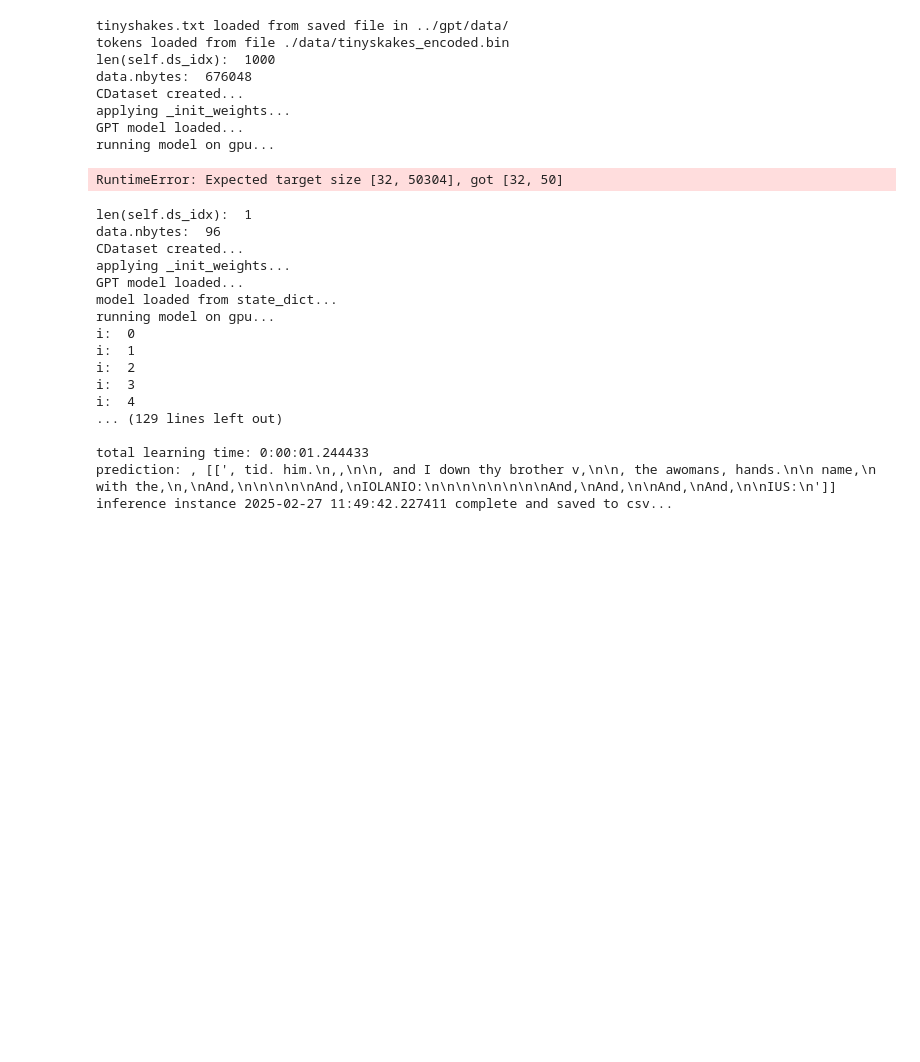
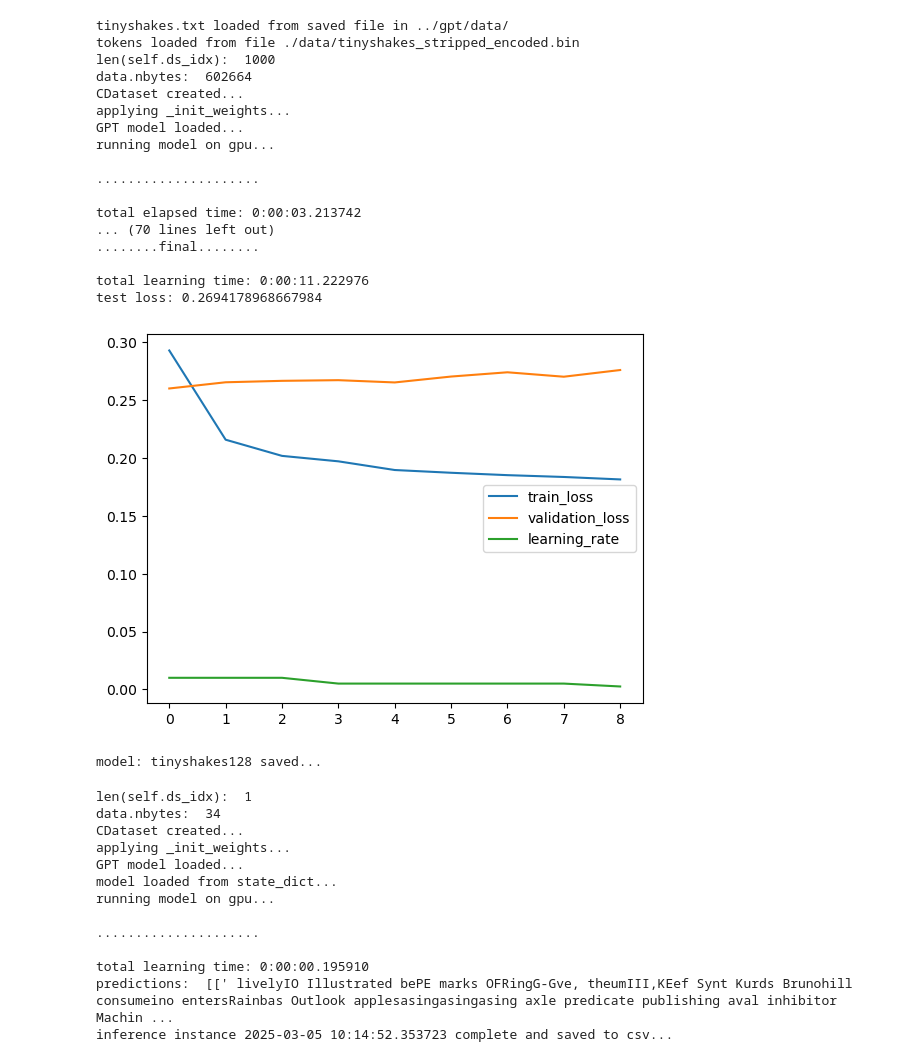
Before and after one commit to icanswim/gpt, a Jupyter notebook: experiment.ipynb, the cells around one changed output. Saved outputs shown, nothing was run; the diff lists cells and outputs as text; code cells hidden in the pictures; blank space fills up the shorter version.

Commit message:
working on gpt.generate

```diff
--- a/experiment.ipynb
+++ b/experiment.ipynb
@@ -134,66 +171,74 @@ metrics_param = {'metric_name': 'transformer',
 
 opt_param = {'lr': 0.01}
 
 crit_param = {}
 
 sample_param = {'set_seed': 88,
                 'splits': (.7,.15)}
 
 sched_param = {'factor': .5,
                'patience': 2,
                'cooldown': 2}
 
 learn = Learn([TinyShakes],
               GPT,
               Metrics=Metrics,
               Sampler=Selector,
               Optimizer=Adam,
               Scheduler=ReduceLROnPlateau,
               Criterion=CrossEntropyLoss,
               model_param=model_param, ds_param=ds_param, sample_param=sample_param,
               opt_param=opt_param, sched_param=sched_param, crit_param=crit_param,
               metrics_param=metrics_param,
               batch_size=32, epochs=10, gpu=True,
-              save_model='tinyshakes128', load_model=None,
-              target='y')
+              save_model='tinyshakes128', load_model=None, target='y')
 # %% [output]
 tinyshakes.txt loaded from saved file in ../gpt/data/
-tokens loaded from file ./data/tinyskakes_encoded.bin
+tokens loaded from file ./data/tinyshakes_stripped_encoded.bin
 len(self.ds_idx):  1000
-data.nbytes:  676048
+data.nbytes:  602664
 CDataset created...
 applying _init_weights...
 GPT model loaded...
 running model on gpu...
+
+.....................
+
+total elapsed time: 0:00:03.213742
+... (70 lines left out)
+........final........
+
+total learning time: 0:00:11.222976
+test loss: 0.2694178968667984
+[figure, added]
-RuntimeError: Expected target size [32, 50304], got [32, 50]
+model: tinyshakes128 saved...
 # %%
 # inference
-d_seq = 40 # dimension sequence
+d_gen = 50 # dimension generate number of tokens
 d_vocab = 50304 # dimension vocabulary
-d_vec = 512 # dimension embedding vector
-d_model = 512 # dimension model input
+d_vec = 128 # dimension embedding vector
+d_model = 128 # dimension model input
+d_pos = 50 # size of position encoding vocab needs to be the larger of len(prompt) and d_gen
+
 assert d_model == d_vec
+
 
 ds_param = {'train_param': {'transforms': {'tokens': [AsTensor()],
                             'y': [AsTensor()],
                             'position': [AsTensor()]},
-            'd_seq': d_seq,
-            'prompt': 'No joyful tongue gave him his welcome home:\n\
-But dust was thrown upon his sacred head:\n\
-Which with such gentle sorrow he shook off,\n\
-His face still combating with tears and smiles,\n\
-The badges of his grief and patience,'}}
+            'prompt': 'You may partake of any thing we say \
+We speak no treason man we say the king'}}
 
 model_param = {'d_model': d_model,
                'd_vocab': d_vocab,
                'n_head': 8,
                'num_layers': 6,
-               'd_seq': d_seq,
+               'd_gen': d_gen,
                'd_vec': d_vec,
-               'temperature': .1,
+               'temperature': 1,
                'embed_param': {'tokens': (d_vocab, d_vec, None, True),
                                #'y': (d_vocab, d_vec, None, True),
-                               'position': (d_seq, d_vec, None, True)}}
+                               'position': (d_pos, d_vec, None, True)}}
 
 metrics_param = {'metric_name': 'transformer'}
 
@@ -215,23 +260,19 @@ learn = Learn([TinyShakes],
               model_param=model_param, ds_param=ds_param, sample_param=sample_param,
               opt_param=opt_param, sched_param=sched_param, crit_param=crit_param,
               metrics_param=metrics_param,
-              batch_size=1, epochs=3, gpu=True,
-              load_model='tinyshakes512.pth', target=None)
+              batch_size=1, epochs=1, gpu=True,
+              load_model='tinyshakes128.pth', target=None)
 # %% [output]
 len(self.ds_idx):  1
-data.nbytes:  96
+data.nbytes:  34
 CDataset created...
 applying _init_weights...
 GPT model loaded...
 model loaded from state_dict...
 running model on gpu...
-i:  0
-i:  1
-i:  2
-i:  3
-i:  4
-... (129 lines left out)
 
-total learning time: 0:00:01.244433
-prediction: , [[', tid. him.\n,,\n\n, and I down thy brother v,\n\n, the awomans, hands.\n\n name,\n with the,\n,\nAnd,\n\n\n\n\nAnd,\nIOLANIO:\n\n\n\n\n\n\n\nAnd,\nAnd,\n\nAnd,\nAnd,\n\nIUS:\n']]
-inference instance 2025-02-27 11:49:42.227411 complete and saved to csv...
+.....................
+
+total learning time: 0:00:00.195910
+predictions:  [[' livelyIO Illustrated bePE marks OFRingG-Gve, theumIII,KEef Synt Kurds Brunohill consumeino entersRainbas Outlook applesasingasingasing axle predicate publishing aval inhibitor Machin ...
+inference instance 2025-03-05 10:14:52.353723 complete and saved to csv...
```
Also changed, not shown: parts of 3 cells of this notebook, 1 other file.
